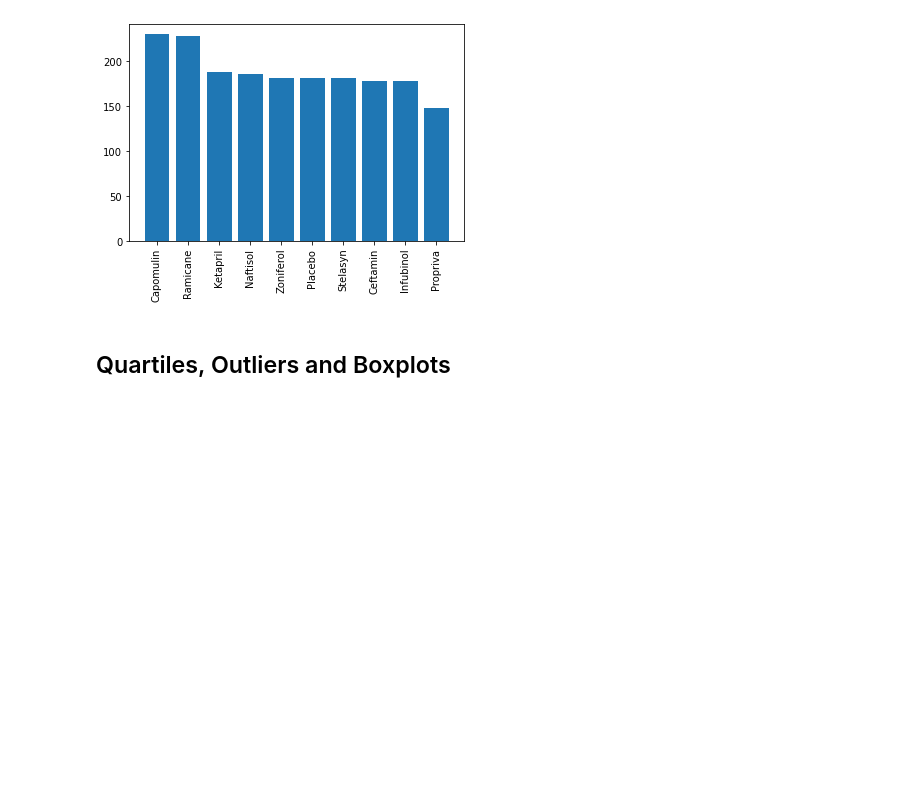
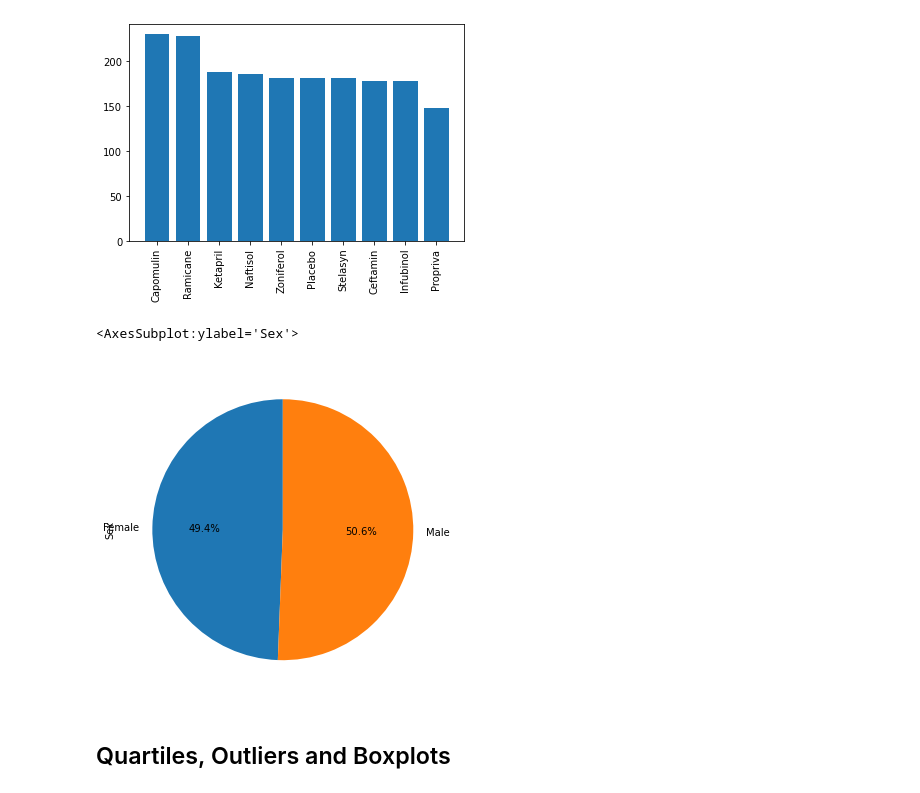
Before and after one commit to margoterudy/Pymaceuticals, a Jupyter notebook: Pymaceuticals/pymaceuticals_starter.ipynb, the cells around one changed output. Cells and saved outputs as stored; diff of their text form; code cells hidden in the pictures; blank space fills up the shorter version.

```diff
--- a/Pymaceuticals/pymaceuticals_starter.ipynb
+++ b/Pymaceuticals/pymaceuticals_starter.ipynb
@@ -170,6 +170,15 @@ plt.show()
 [figure]
 # %%
 # Generate a pie plot showing the distribution of female versus male mice using Pandas
+
+#ID by sex
+sex = combined_dataset.groupby(['Sex'])["Sex"].count()
+
+#Creat CHart
+sex.plot.pie(startangle=90,autopct='%1.1f%%', figsize=(6, 6))
+# %% [output]
+<AxesSubplot:ylabel='Sex'>
+[figure, added]
 # %%
 # Generate a pie plot showing the distribution of female versus male mice using pyplot
 # %% [markdown]
```
Also changed, not shown: parts of 1 cell of this notebook.
